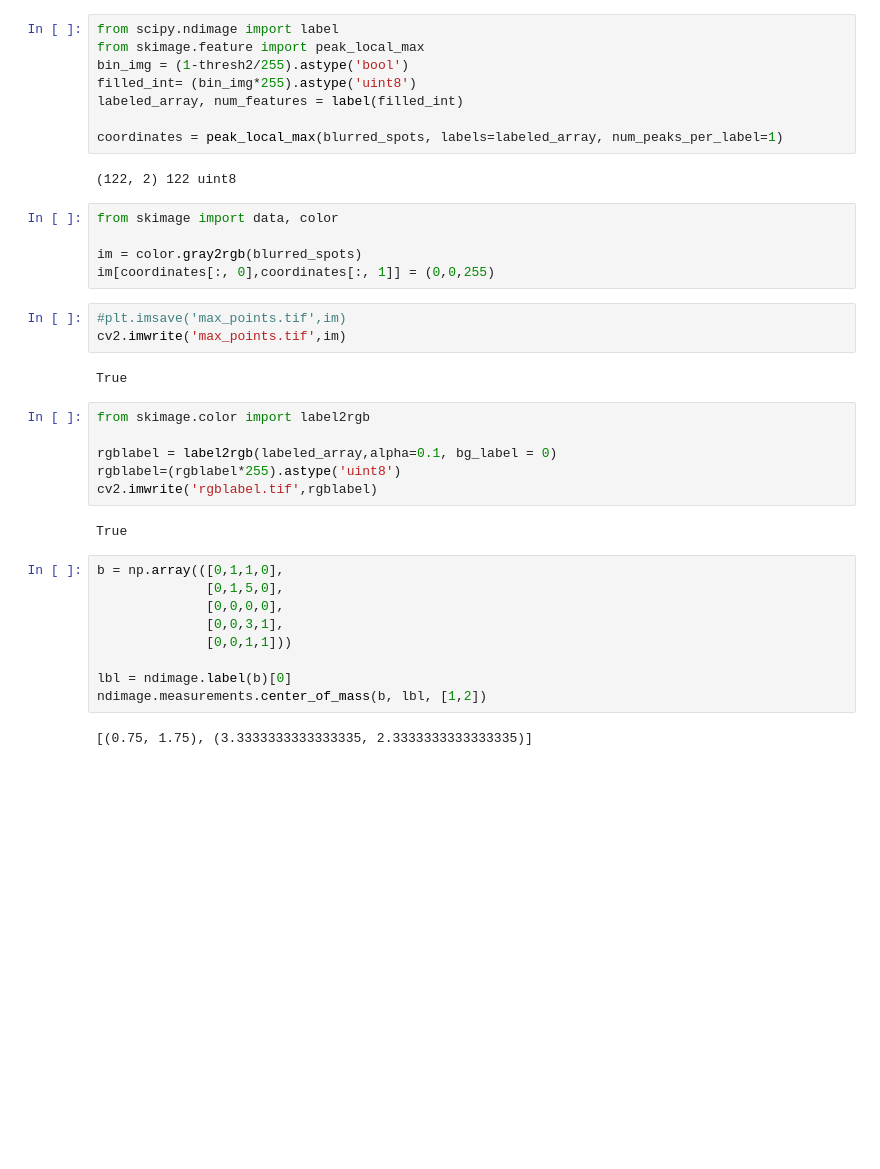
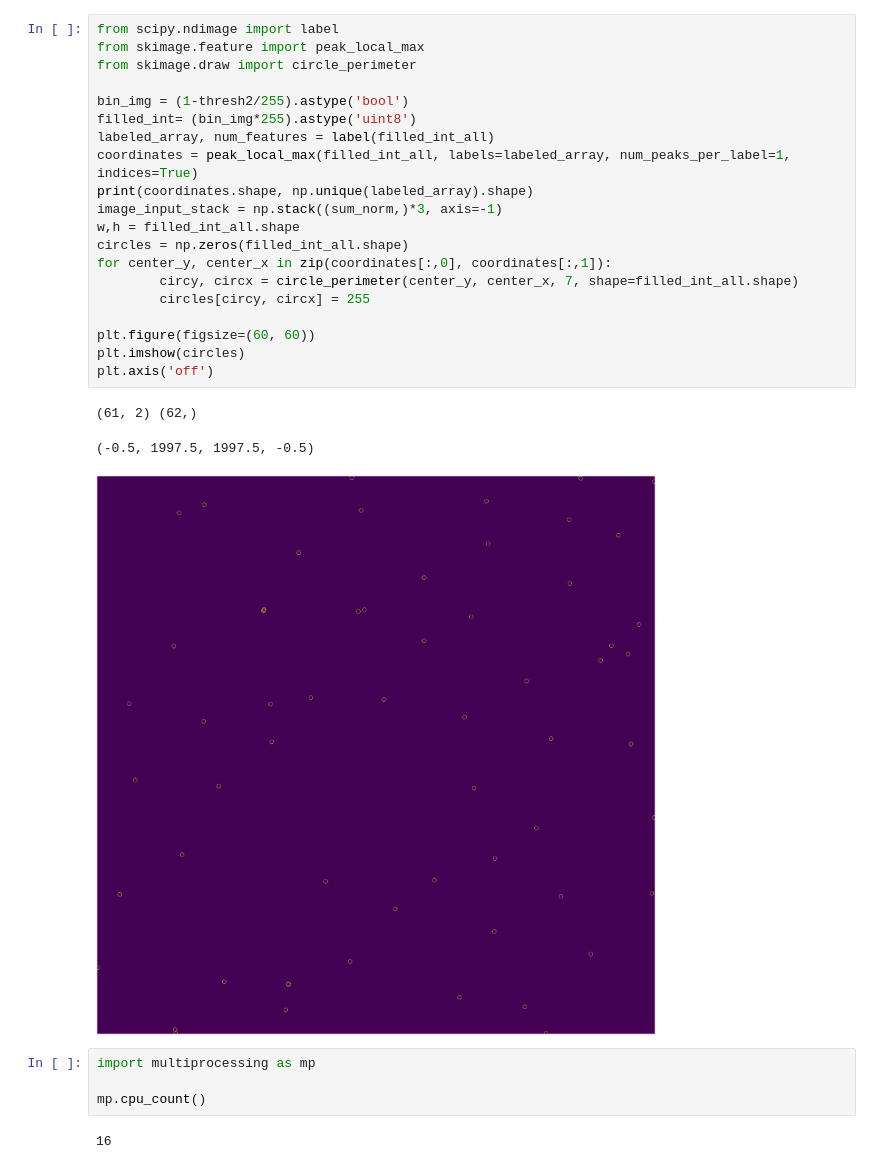
Before and after one commit to AdibKeikhosravi/HiTIPS, a Jupyter notebook: Spot_detection.ipynb, the cells around one changed output. Cells and saved outputs as stored; diff of their text form; blank space fills up the shorter version.

```diff
--- a/Spot_detection.ipynb
+++ b/Spot_detection.ipynb
@@ -80,39 +171,30 @@ plt.imshow(blurred_spots, cmap='gray')
 # %%
 from scipy.ndimage import label
 from skimage.feature import peak_local_max
+from skimage.draw import circle_perimeter
+
 bin_img = (1-thresh2/255).astype('bool')
 filled_int= (bin_img*255).astype('uint8')
-labeled_array, num_features = label(filled_int)
+labeled_array, num_features = label(filled_int_all)
+coordinates = peak_local_max(filled_int_all, labels=labeled_array, num_peaks_per_label=1, indices=True)
+print(coordinates.shape, np.unique(labeled_array).shape)
+image_input_stack = np.stack((sum_norm,)*3, axis=-1)
+w,h = filled_int_all.shape
+circles = np.zeros(filled_int_all.shape)
+for center_y, center_x in zip(coordinates[:,0], coordinates[:,1]):
+        circy, circx = circle_perimeter(center_y, center_x, 7, shape=filled_int_all.shape)
+        circles[circy, circx] = 255
 
-coordinates = peak_local_max(blurred_spots, labels=labeled_array, num_peaks_per_label=1)
+plt.figure(figsize=(60, 60))
+plt.imshow(circles)
+plt.axis('off')
 # %% [output]
-(122, 2) 122 uint8
+(61, 2) (62,)
+(-0.5, 1997.5, 1997.5, -0.5)
+[figure, added]
-# %%
-from skimage import data, color
-
-im = color.gray2rgb(blurred_spots)
-im[coordinates[:, 0],coordinates[:, 1]] = (0,0,255)
-# %%
-#plt.imsave('max_points.tif',im)
-cv2.imwrite('max_points.tif',im)
-# %% [output]
-True
-# %%
-from skimage.color import label2rgb
-
-rgblabel = label2rgb(labeled_array,alpha=0.1, bg_label = 0)
-rgblabel=(rgblabel*255).astype('uint8')
-cv2.imwrite('rgblabel.tif',rgblabel)
-# %% [output]
-True
-# %%
-b = np.array(([0,1,1,0],
-              [0,1,5,0],
-              [0,0,0,0],
-              [0,0,3,1],
-              [0,0,1,1]))
-
-lbl = ndimage.label(b)[0]
-ndimage.measurements.center_of_mass(b, lbl, [1,2])
-# %% [output]
-[(0.75, 1.75), (3.3333333333333335, 2.3333333333333335)]
+# %%
+import multiprocessing as mp
+
+mp.cpu_count()
+# %% [output]
+16
```
Also changed, not shown: parts of 14 cells of this notebook, 14 other files.
